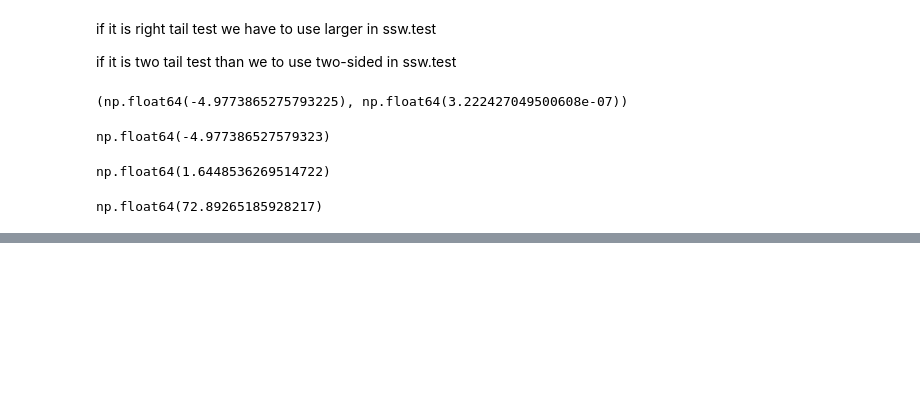
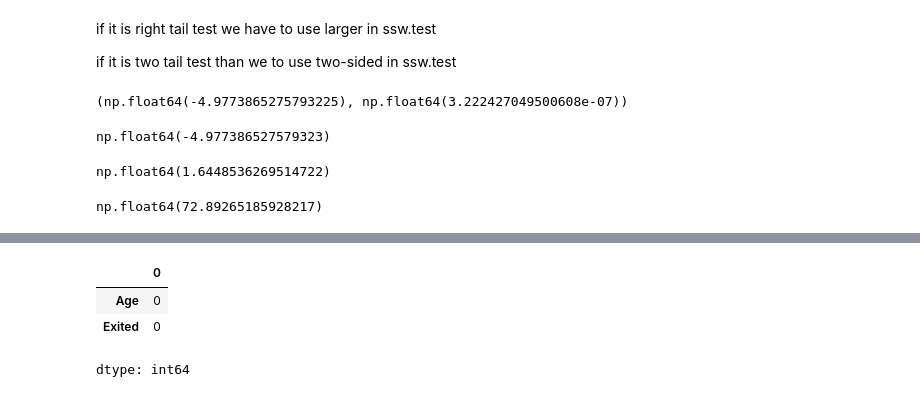
Before and after one commit to chaitanysaraswat/Advanced-Analytics-Using-Statistics, a Jupyter notebook: lecture10.ipynb, the cells around one changed output, grey strips where cells are left out. Cells and saved outputs as stored; diff of their text form; code cells hidden in the pictures; blank space fills up the shorter version.

```diff
--- a/lecture10.ipynb
+++ b/lecture10.ipynb
@@ -171,0 +309,7 @@ zc=norm.ppf(0.95)
+# %%
+df2.isnull().sum()
+# %% [output]
+|  | 0 |
+| Age | 0 |
+| Exited | 0 |
+dtype: int64
```
Also changed, not shown: parts of 21 cells of this notebook.
